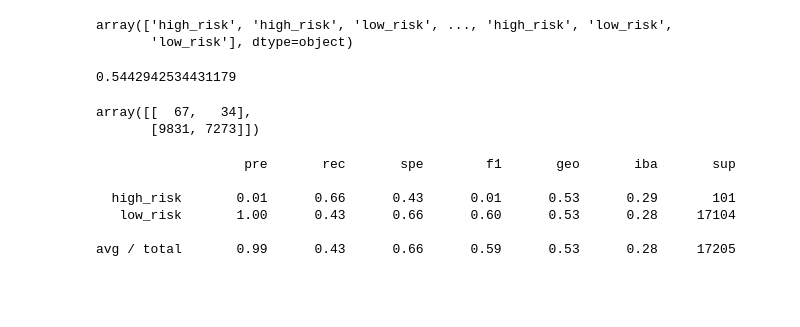
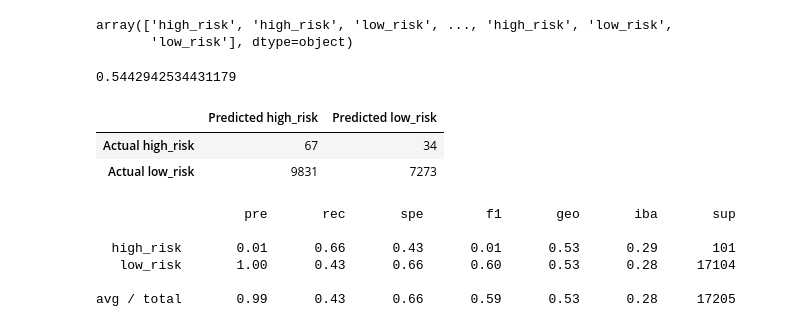
Before and after one commit to BHashemi2021/-Credit_Risk_Analysis, a Jupyter notebook: credit_risk_resampling.ipynb, the cells around one changed output. Drawn from its saved outputs; the diff is of its cells as text; code cells hidden in the pictures; blank space fills up the shorter version.

```diff
--- a/credit_risk_resampling.ipynb
+++ b/credit_risk_resampling.ipynb
@@ -312,10 +338,16 @@ balanced_accuracy_score(y_test, y_pred)
 # %%
 # Display the confusion matrix
 # YOUR CODE HERE
-confusion_matrix(y_test, y_pred)
+cm = confusion_matrix(y_test, y_pred)
+
+# Creating a DataFrame from the confusion matrix.
+cmDF = pd.DataFrame(
+    cm, index=["Actual high_risk", "Actual low_risk"], columns=["Predicted high_risk", "Predicted low_risk"])
+cmDF
 # %% [output]
-array([[  67,   34],
-       [9831, 7273]])
+|  | Predicted high_risk | Predicted low_risk |
+| Actual high_risk | 67 | 34 |
+| Actual low_risk | 9831 | 7273 |
 # %%
 # Print the imbalanced classification report
 # YOUR CODE HERE
```
Also changed, not shown: parts of 4 cells of this notebook, 4 other files.
